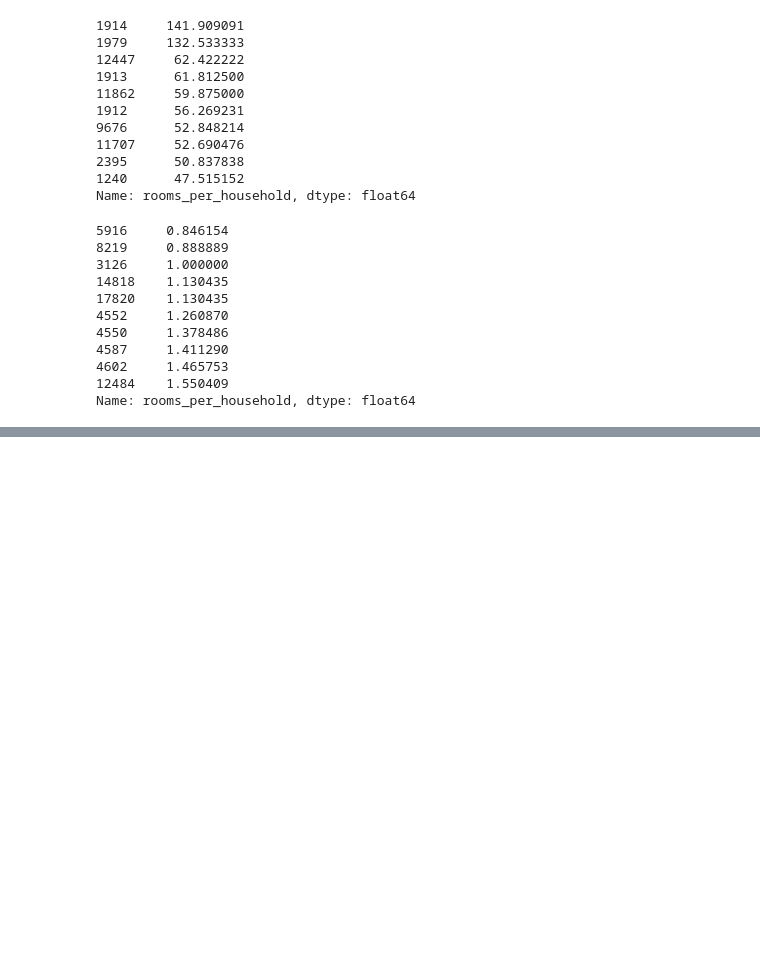
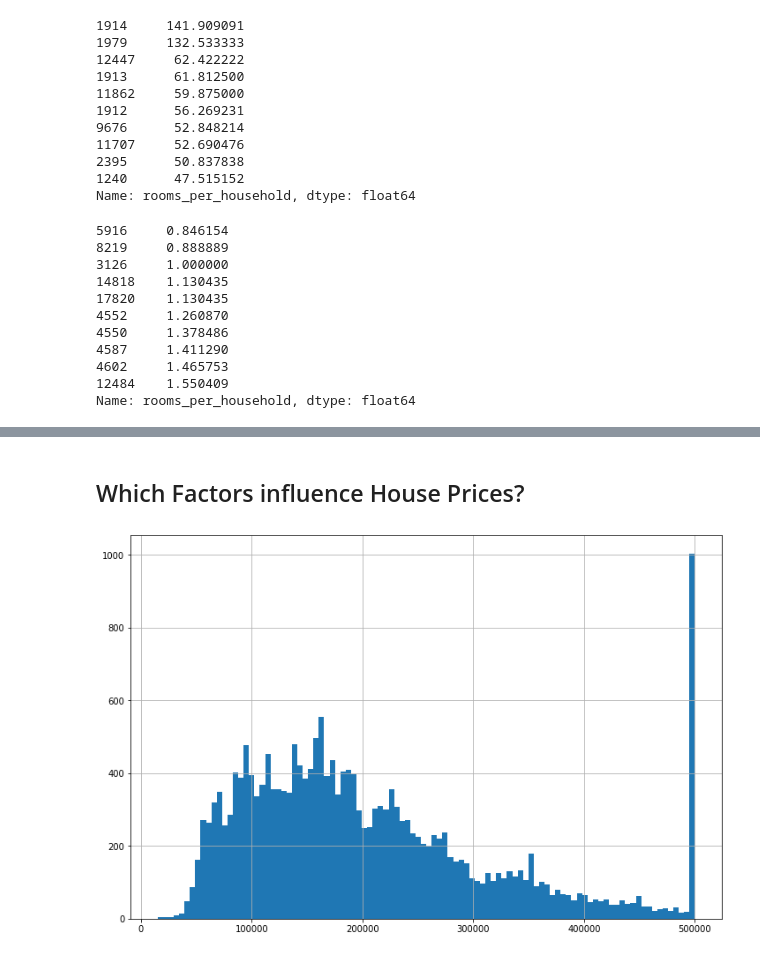
Before and after one commit to mohd-sahil/Housing-Dataset, a Jupyter notebook: Housing_Dataset_DP_and_FE_ML.ipynb, the cells around one changed output, grey strips where cells are left out. Saved outputs shown, nothing was run; the diff lists cells and outputs as text; code cells hidden in the pictures; blank space fills up the shorter version.

Commit message:
factors influencing prices

```diff
--- a/Housing_Dataset_DP_and_FE_ML.ipynb
+++ b/Housing_Dataset_DP_and_FE_ML.ipynb
@@ -197,3 +197,10 @@ df.describe()
 | 50% | -118.490000 | 34.260000 | 29.000000 | 2127.000000 | 435.000000 | 1166.000000 | 409.000000 | ... |
 | 75% | -118.010000 | 37.720000 | 37.000000 | 3143.000000 | 647.000000 | 1722.000000 | 604.000000 | ... |
 | max | -114.310000 | 41.950000 | 52.000000 | 39320.000000 | 6445.000000 | 35682.000000 | 6082.000000 | ... |
+# %% [markdown]
+## Which Factors influence House Prices?
+# %%
+df.median_house_value.hist(bins = 100, figsize = (12, 8))
+plt.show()
+# %% [output]
+[figure, added]
```
Also changed, not shown: parts of 5 cells of this notebook.
